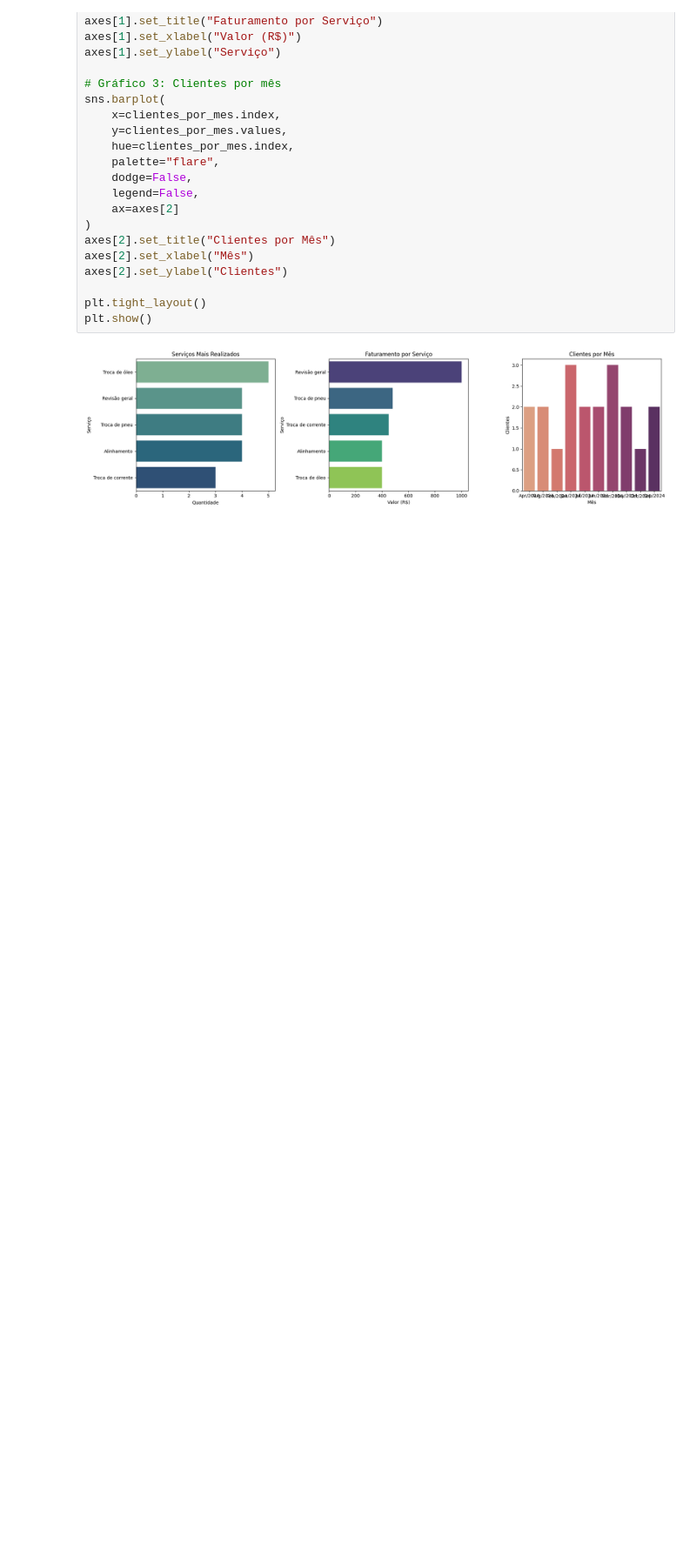
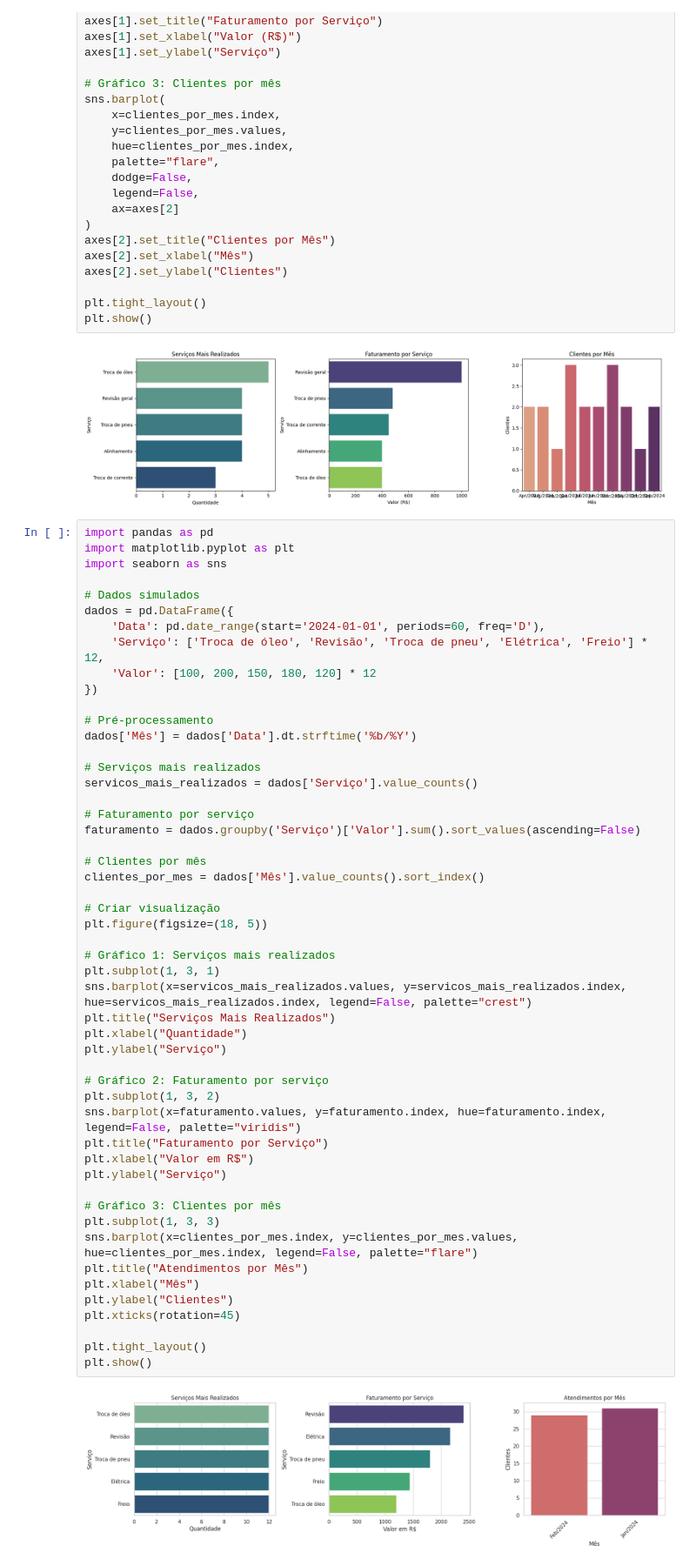
Before and after one commit to wesleyorrr/Analise-de-Dados-Oficina-de-Motos, a Jupyter notebook: Análise_de_Dados_—_Oficina_de_Motos.ipynb, the cells around one changed output. Shown: that part at 87% size. Saved outputs shown, nothing was run; the diff lists cells and outputs as text; blank space fills up the shorter version.

Commit message:
atualização para cliente

```diff
--- a/Análise_de_Dados_—_Oficina_de_Motos.ipynb
+++ b/Análise_de_Dados_—_Oficina_de_Motos.ipynb
@@ -83,3 +83,56 @@ plt.tight_layout()
 plt.show()
 # %% [output]
 [figure]
+# %%
+import pandas as pd
+import matplotlib.pyplot as plt
+import seaborn as sns
+
+# Dados simulados
+dados = pd.DataFrame({
+    'Data': pd.date_range(start='2024-01-01', periods=60, freq='D'),
+    'Serviço': ['Troca de óleo', 'Revisão', 'Troca de pneu', 'Elétrica', 'Freio'] * 12,
+    'Valor': [100, 200, 150, 180, 120] * 12
+})
+
+# Pré-processamento
+dados['Mês'] = dados['Data'].dt.strftime('%b/%Y')
+
+# Serviços mais realizados
+servicos_mais_realizados = dados['Serviço'].value_counts()
+
+# Faturamento por serviço
+faturamento = dados.groupby('Serviço')['Valor'].sum().sort_values(ascending=False)
+
+# Clientes por mês
+clientes_por_mes = dados['Mês'].value_counts().sort_index()
+
+# Criar visualização
+plt.figure(figsize=(18, 5))
+
+# Gráfico 1: Serviços mais realizados
+plt.subplot(1, 3, 1)
+sns.barplot(x=servicos_mais_realizados.values, y=servicos_mais_realizados.index, hue=servicos_mais_realizados.index, legend=False, palette="crest")
+plt.title("Serviços Mais Realizados")
+plt.xlabel("Quantidade")
+plt.ylabel("Serviço")
+
+# Gráfico 2: Faturamento por serviço
+plt.subplot(1, 3, 2)
+sns.barplot(x=faturamento.values, y=faturamento.index, hue=faturamento.index, legend=False, palette="viridis")
+plt.title("Faturamento por Serviço")
+plt.xlabel("Valor em R$")
+plt.ylabel("Serviço")
+
+# Gráfico 3: Clientes por mês
+plt.subplot(1, 3, 3)
+sns.barplot(x=clientes_por_mes.index, y=clientes_por_mes.values, hue=clientes_por_mes.index, legend=False, palette="flare")
+plt.title("Atendimentos por Mês")
+plt.xlabel("Mês")
+plt.ylabel("Clientes")
+plt.xticks(rotation=45)
+
+plt.tight_layout()
+plt.show()
+# %% [output]
+[figure, added]
```
